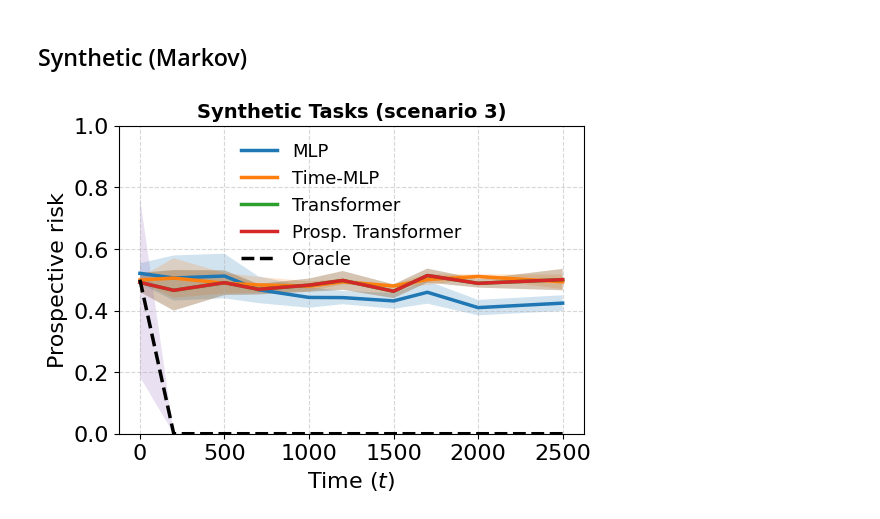
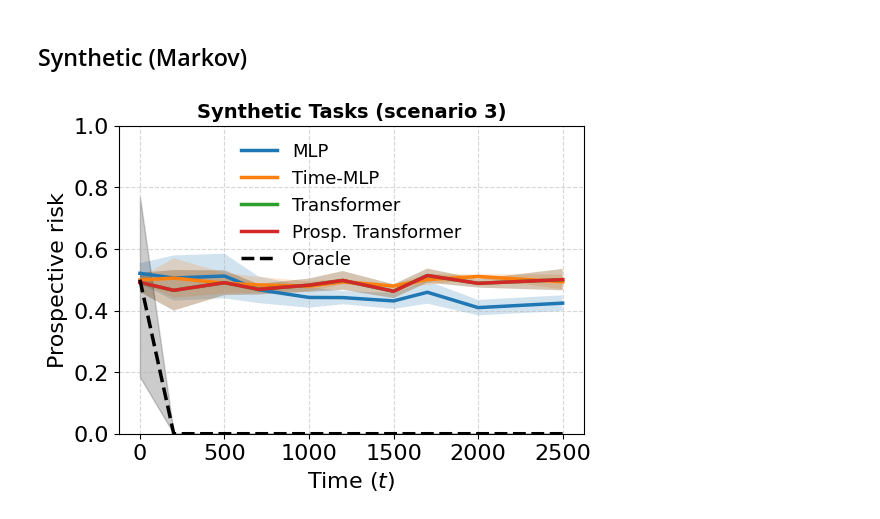
Before and after one commit to YuxinB/ProL, a Jupyter notebook: final_figs.ipynb, the cells around one changed output. Cells and saved outputs as stored; diff of their text form; code cells hidden in the pictures.

```diff
--- a/final_figs.ipynb
+++ b/final_figs.ipynb
@@ -287,32 +289,32 @@ for file, name in zip(files, names):
             risk_list.append(outputs['risk'])
             ci_list.append(outputs['ci_risk'])
         risks = np.array(risk_list)
         ci = np.array(ci_list)
         if name == 'Oracle':
             risk_list[0] = 0.5
             ax.plot(time_list, risk_list, lw=2.5, color='k', ls='dashed', label='Oracle')
-            ax.fill_between(time_list, risks-ci, risks+ci, alpha=0.2)
+            ax.fill_between(time_list, risks-ci, risks+ci, alpha=0.2, color='k')
         elif name == 'FTL':
             fname = f'{file}/0/outputs.pkl'
             with open(fname, 'rb') as f:
                 outputs = pickle.load(f)
             risks = np.array(outputs['risk'])
             ci = np.array(outputs['ci_risk'])
             t_list = [0,200,500,700,1000,1200,1500,1700,2000,2500,3000,4000]
             ax.plot(t_list, risks, lw=2.5, color='k', ls='dotted', label='FTL')
             ax.fill_between(t_list, risks-ci, risks+ci, alpha=0.2)
         else:
             ax.plot(time_list, risk_list, lw=2.5, label=name)
             ax.fill_between(time_list, risks-ci, risks+ci, alpha=0.2)
     else:
         continue
 
 ax.set_xlabel(r"Time ($t$)")
 ax.set_ylabel(r"Prospective risk")
 ax.set_ylim([0, 1])
 ax.legend(frameon=False, fontsize=13)
 ax.grid(alpha=0.5, ls='--')
 ax.set_title('Synthetic Tasks (scenario 3)', fontweight='bold', fontsize=14)
 plt.show()
 # %% [output]
-[figure, old version]
+[figure, new version]
```
Also changed, not shown: parts of 10 cells of this notebook, 5 other files.
